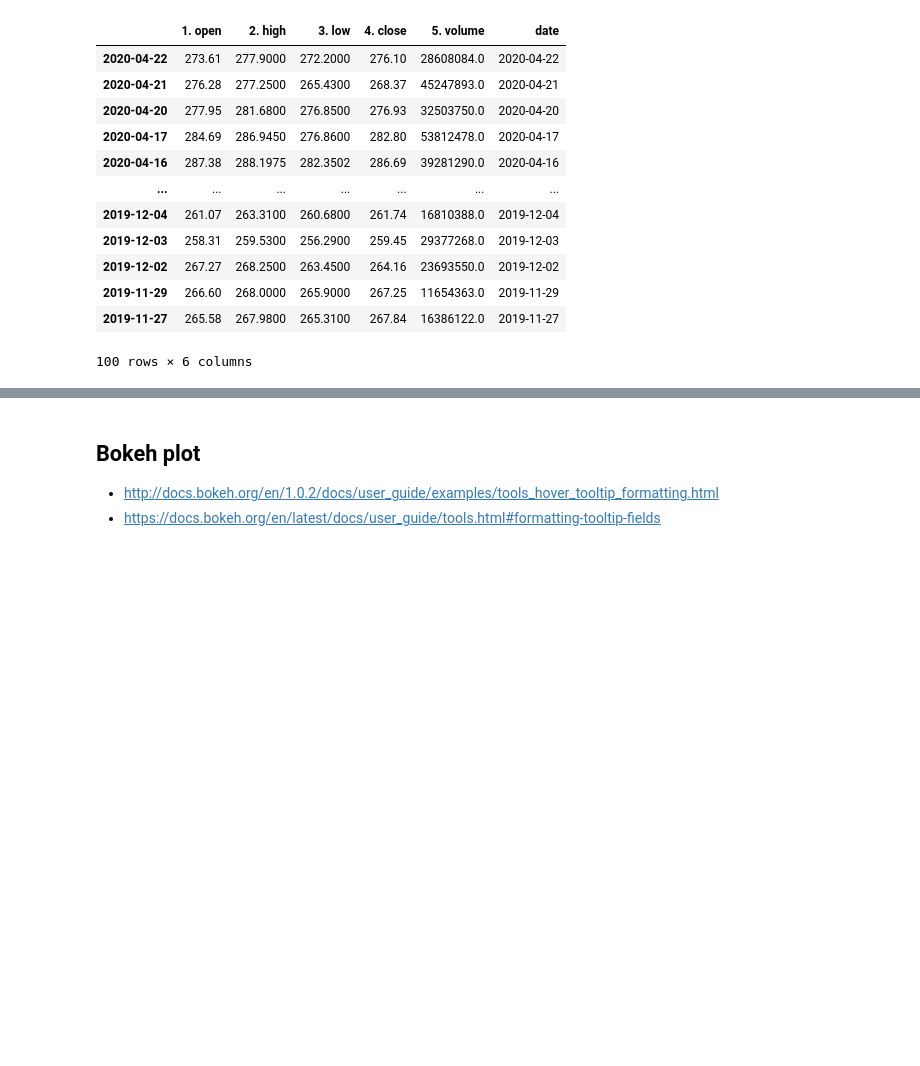
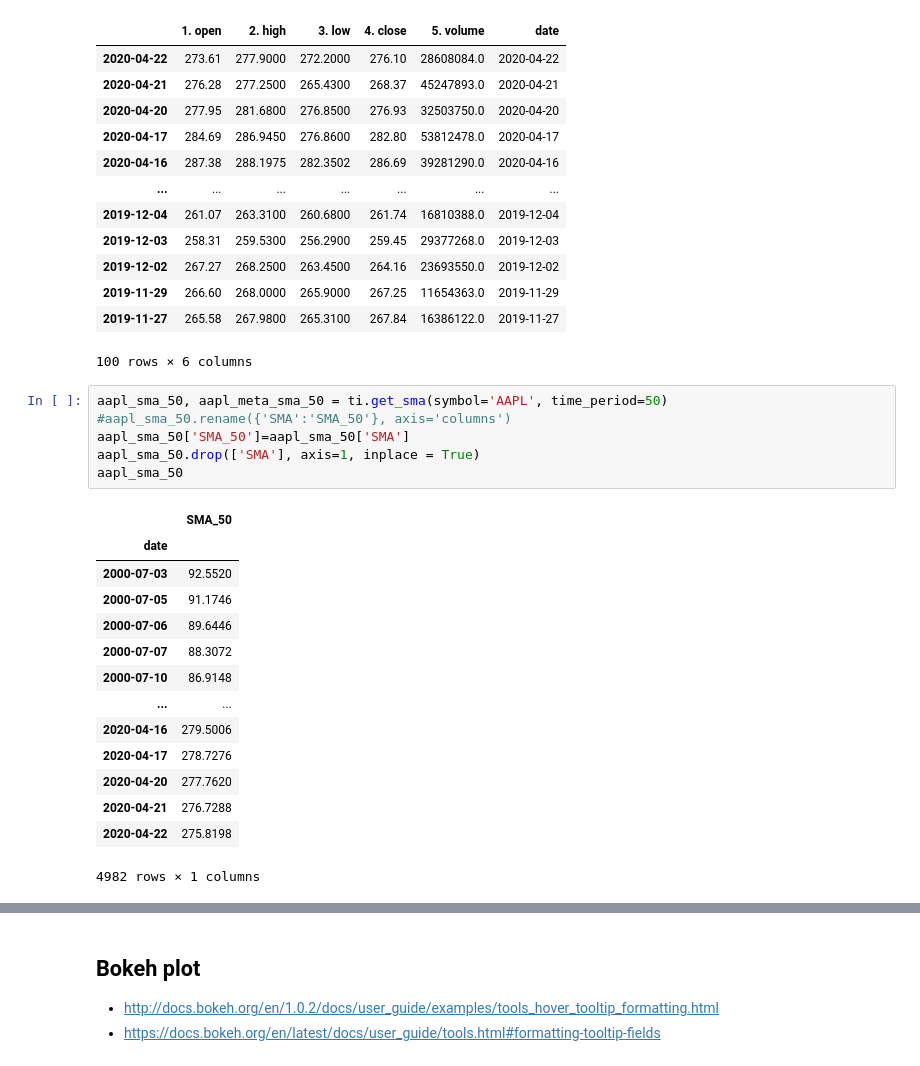
Before and after one commit to MarcovChain/FlaskFinance, a Jupyter notebook: stocks.ipynb, the cells around one changed output, grey strips where cells are left out. Drawn from its saved outputs; the diff is of its cells as text; blank space fills up the shorter version.

```diff
--- a/stocks.ipynb
+++ b/stocks.ipynb
@@ -86,3 +48,24 @@ aapl_data
 | 2019-11-29 | 266.60 | 268.0000 | 265.9000 | 267.25 | 11654363.0 | 2019-11-29 |
 | 2019-11-27 | 265.58 | 267.9800 | 265.3100 | 267.84 | 16386122.0 | 2019-11-27 |
 100 rows × 6 columns
+# %%
+aapl_sma_50, aapl_meta_sma_50 = ti.get_sma(symbol='AAPL', time_period=50)
+#aapl_sma_50.rename({'SMA':'SMA_50'}, axis='columns')
+aapl_sma_50['SMA_50']=aapl_sma_50['SMA']
+aapl_sma_50.drop(['SMA'], axis=1, inplace = True)
+aapl_sma_50
+# %% [output]
+|  | SMA_50 |
+| date |  |
+| 2000-07-03 | 92.5520 |
+| 2000-07-05 | 91.1746 |
+| 2000-07-06 | 89.6446 |
+| 2000-07-07 | 88.3072 |
+| 2000-07-10 | 86.9148 |
+| ... | ... |
+| 2020-04-16 | 279.5006 |
+| 2020-04-17 | 278.7276 |
+| 2020-04-20 | 277.7620 |
+| 2020-04-21 | 276.7288 |
+| 2020-04-22 | 275.8198 |
+4982 rows × 1 columns
```
Also changed, not shown: parts of 11 cells of this notebook.
